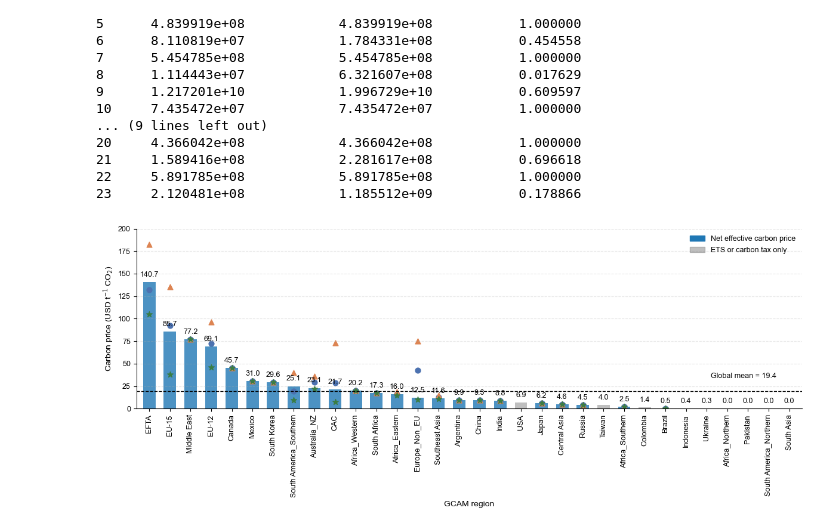
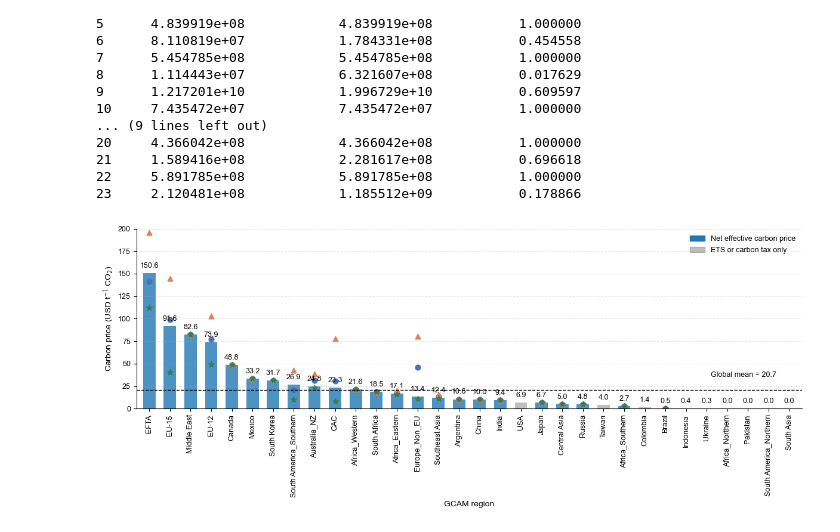
Before and after one commit to debibooo/Global_land_carbon_credit, a Jupyter notebook: credit_price_to_gcam.ipynb, the cells around one changed output. Cells and saved outputs as stored; diff of their text form; code cells hidden in the pictures.

```diff
--- a/credit_price_to_gcam.ipynb
+++ b/credit_price_to_gcam.ipynb
@@ -411,7 +411,7 @@ plt.rcParams.update({
     "ps.fonttype": 42
 })
 
-df = pd.read_excel("/Users/shirley/Desktop/fossil_carbon_prices_gcam.xlsx")
+df = pd.read_excel("/Users/shirley/Desktop/fossil_carbon_prices_gcam2.xlsx")
 
 df["weighted_se"] = df["weighted_se"].replace([np.inf, -np.inf], np.nan).fillna(0)
 
@@ -510,31 +510,31 @@ for i, (v, upper) in enumerate(zip(df["weighted_mean_price"], df["ci_upper"])):
         ha='center',
         va='bottom',
         fontsize=9
     )
 
 ax.text(
     len(df) * 0.85,
     weighted_mean + 15,
     f"Global mean = {weighted_mean:.1f}",
     fontsize=9
 )
 
 ax.spines["top"].set_visible(False)
 ax.spines["right"].set_visible(False)
 
 ax.grid(axis="y", linestyle="--", alpha=0.3)
 
 ax.set_ylim(0, 200)
 ax.margins(x=0.01)
 legend_elements = [
     mpatches.Patch(color="#1f77b4", label="Net effective carbon price"),
     mpatches.Patch(color="gray", alpha=0.5, label="ETS or carbon tax only")
 ]
 ax.legend(handles=legend_elements, frameon=False)
 
 plt.tight_layout()
 plt.savefig("/Users/shirley/Desktop/figure1a_fossil_carbon_prices.pdf", dpi=600)
 
 plt.show()
 # %% [output]
-[figure, old version]
+[figure, new version]
```
Also changed, not shown: parts of 1 cell of this notebook, 3 other files.
